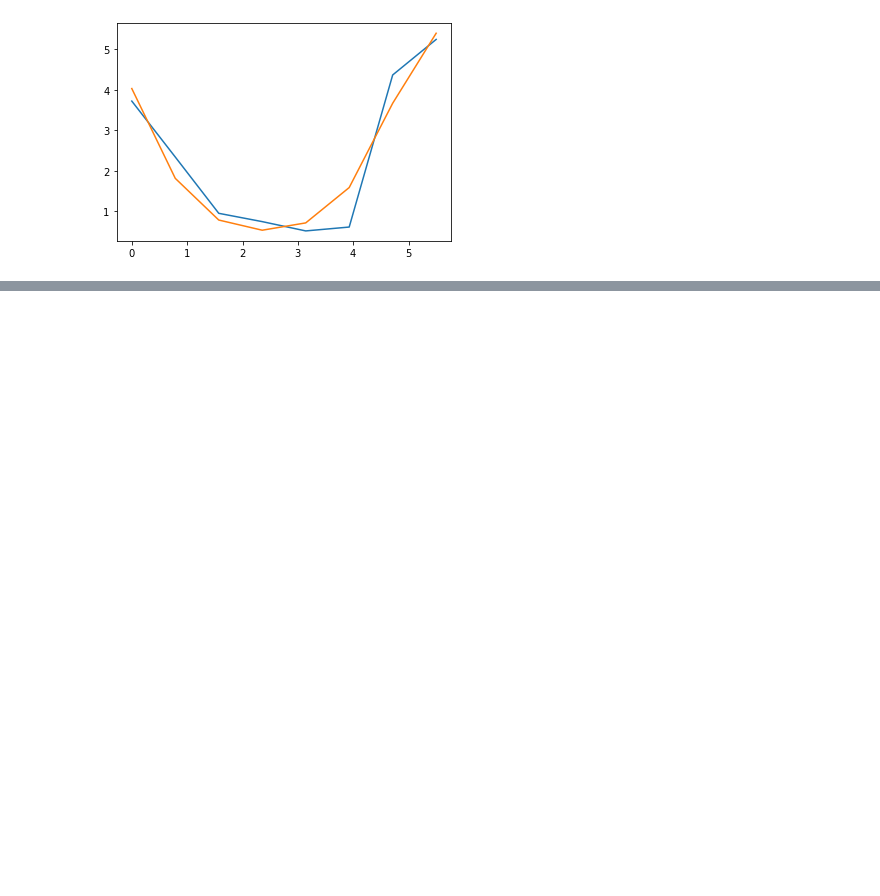
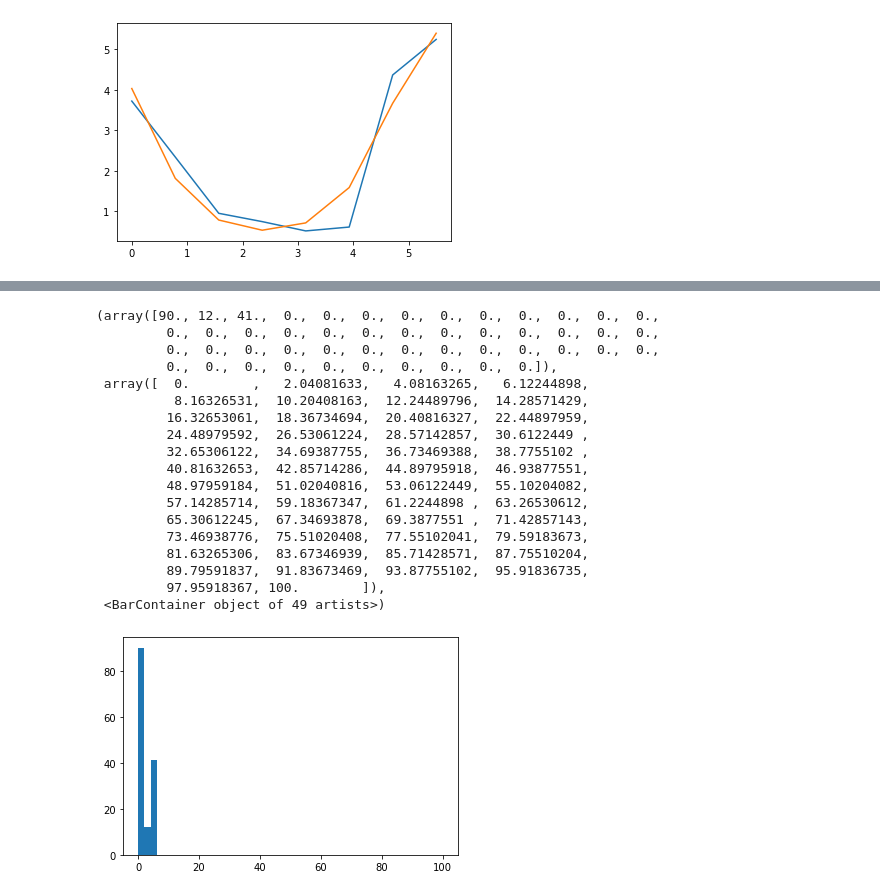
Before and after one commit to CONECT-INT/2022_CENTURI-SummerSchool, a Jupyter notebook: dev/Dataset1_astrid.ipynb, the cells around one changed output, grey strips where cells are left out. Saved outputs shown, nothing was run; the diff lists cells and outputs as text; code cells hidden in the pictures; blank space fills up the shorter version.

```diff
--- a/dev/Dataset1_astrid.ipynb
+++ b/dev/Dataset1_astrid.ipynb
@@ -114,0 +132,23 @@ plot_fitting(0)
+# %%
+binsKappa = np.linspace(0,100,50)
+plt.hist(values[:,1],bins = binsKappa)
+# %% [output]
+(array([90., 12., 41.,  0.,  0.,  0.,  0.,  0.,  0.,  0.,  0.,  0.,  0.,
+         0.,  0.,  0.,  0.,  0.,  0.,  0.,  0.,  0.,  0.,  0.,  0.,  0.,
+         0.,  0.,  0.,  0.,  0.,  0.,  0.,  0.,  0.,  0.,  0.,  0.,  0.,
+         0.,  0.,  0.,  0.,  0.,  0.,  0.,  0.,  0.,  0.]),
+ array([  0.        ,   2.04081633,   4.08163265,   6.12244898,
+          8.16326531,  10.20408163,  12.24489796,  14.28571429,
+         16.32653061,  18.36734694,  20.40816327,  22.44897959,
+         24.48979592,  26.53061224,  28.57142857,  30.6122449 ,
+         32.65306122,  34.69387755,  36.73469388,  38.7755102 ,
+         40.81632653,  42.85714286,  44.89795918,  46.93877551,
+         48.97959184,  51.02040816,  53.06122449,  55.10204082,
+         57.14285714,  59.18367347,  61.2244898 ,  63.26530612,
+         65.30612245,  67.34693878,  69.3877551 ,  71.42857143,
+         73.46938776,  75.51020408,  77.55102041,  79.59183673,
+         81.63265306,  83.67346939,  85.71428571,  87.75510204,
+         89.79591837,  91.83673469,  93.87755102,  95.91836735,
+         97.95918367, 100.        ]),
+ <BarContainer object of 49 artists>)
+[figure, added]
```
Also changed, not shown: parts of 7 cells of this notebook.
